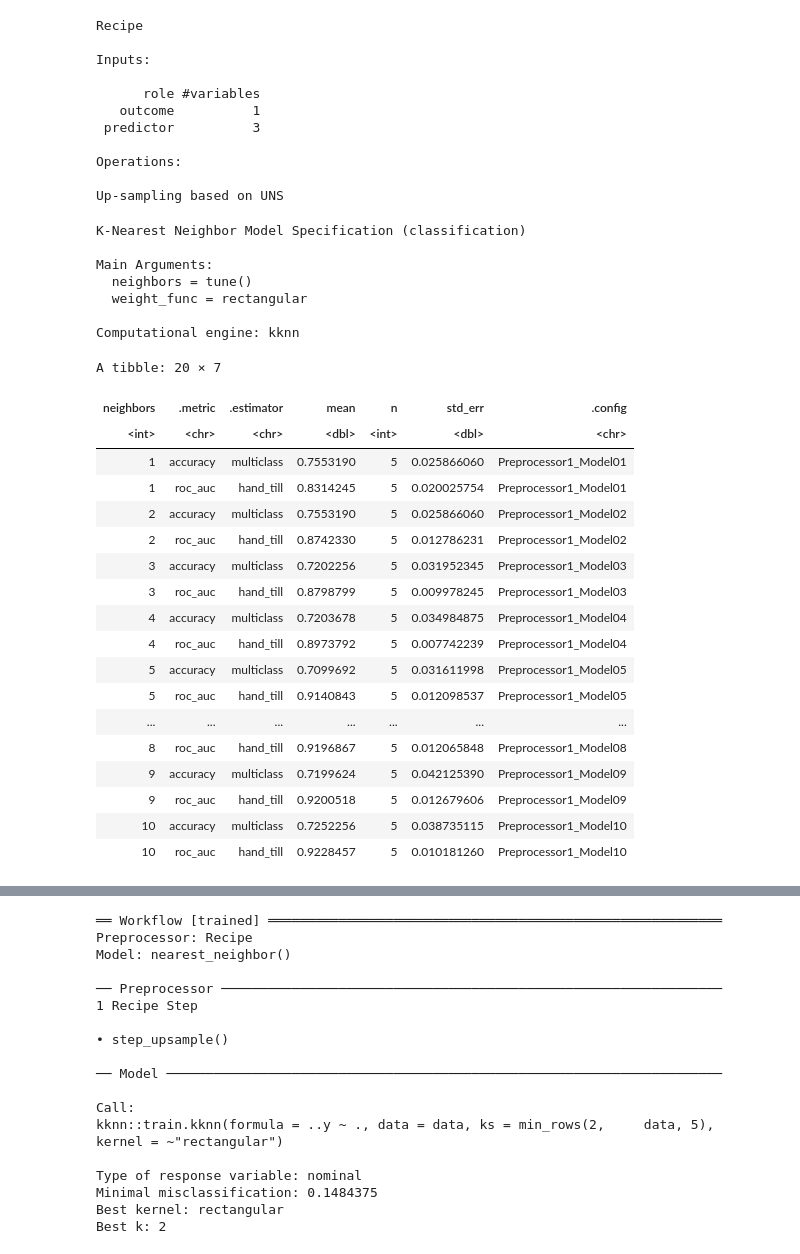
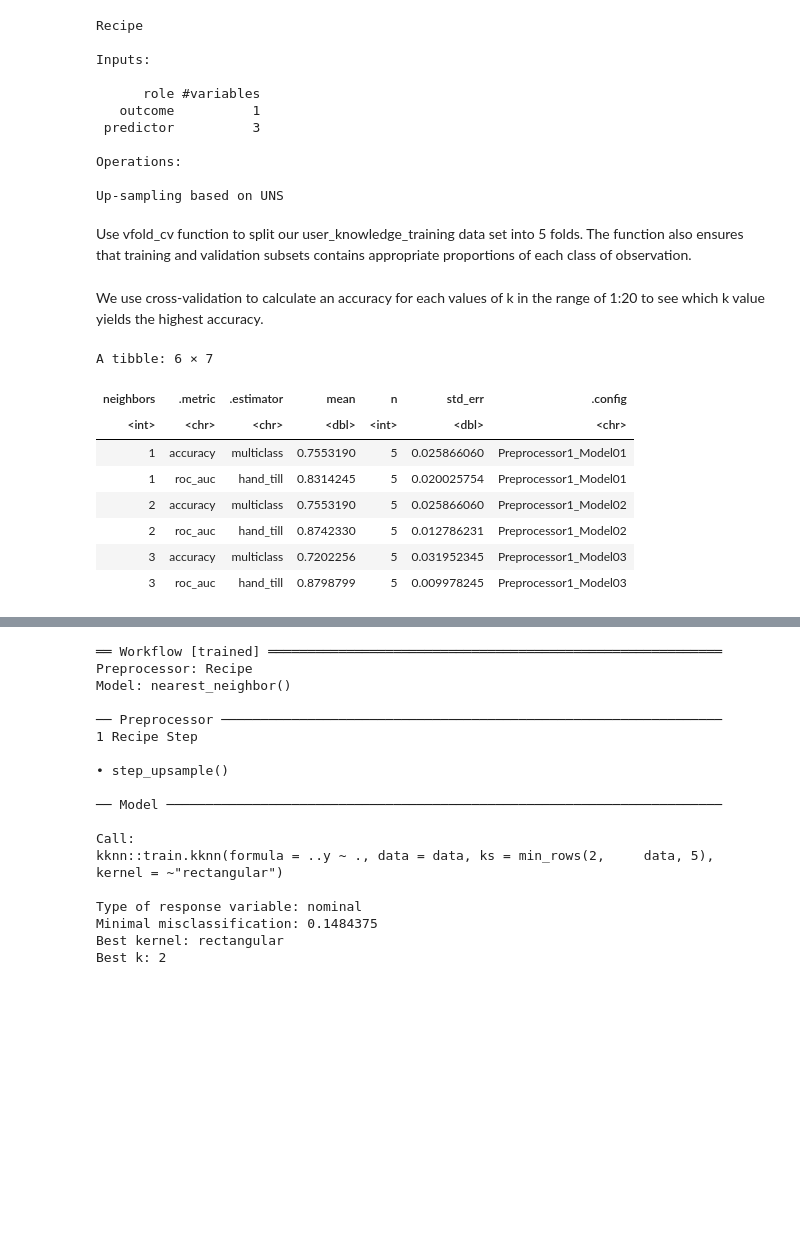
Before and after one commit to trinityma/dsci100project, a Jupyter notebook: data_analysis.ipynb, the cells around one changed output, grey strips where cells are left out. Cells and saved outputs as stored; diff of their text form; code cells hidden in the pictures; blank space fills up the shorter version.

Commit message:
modify data analysis

```diff
--- a/data_analysis.ipynb
+++ b/data_analysis.ipynb
@@ -103 +92,3 @@ Up-sampling based on UNS
+# %% [markdown]
+Use vfold_cv function to split our user_knowledge_training data set into 5 folds. The function also ensures that training and validation subsets contains appropriate proportions of each class of observation.
 # %%
@@ -105,45 +95,27 @@ Up-sampling based on UNS
 set.seed(1)
 
 user_knowledge_vfold <- vfold_cv(user_knowledge_training, v = 5, strata = "UNS")
+# %% [markdown]
+We use cross-validation to calculate an accuracy for each values of k in the range of 1:20 to see which k value yields the highest accuracy.
 # %%
 knn_tune <- nearest_neighbor(weight_func = "rectangular", neighbor = tune()) |>
             set_engine("kknn") |>
             set_mode("classification")
 
-knn_tune
+knn_results <- workflow() |>
+                add_recipe(user_knowledge_recipe) |>
+                add_model(knn_tune) |>
+                tune_grid(resamples = user_knowledge_vfold, grid = tibble(neighbors = 1:20)) |>
+                collect_metrics()
+
+head(knn_results)
 # %% [output]
-K-Nearest Neighbor Model Specification (classification)
-
-Main Arguments:
-  neighbors = tune()
-  weight_func = rectangular
-
-Computational engine: kknn
+A tibble: 6 × 7
+| neighbors | .metric | .estimator | mean | n | std_err | .config |
+| <int> | <chr> | <chr> | <dbl> | <int> | <dbl> | <chr> |
+| 1 | accuracy | multiclass | 0.7553190 | 5 | 0.025866060 | Preprocessor1_Model01 |
+| 1 | roc_auc | hand_till | 0.8314245 | 5 | 0.020025754 | Preprocessor1_Model01 |
+| 2 | accuracy | multiclass | 0.7553190 | 5 | 0.025866060 | Preprocessor1_Model02 |
+| 2 | roc_auc | hand_till | 0.8742330 | 5 | 0.012786231 | Preprocessor1_Model02 |
+| 3 | accuracy | multiclass | 0.7202256 | 5 | 0.031952345 | Preprocessor1_Model03 |
+| 3 | roc_auc | hand_till | 0.8798799 | 5 | 0.009978245 | Preprocessor1_Model03 |
-# %%
-knn_results <- workflow() |>
-                add_recipe(user_knowledge_recipe) |>
-                add_model(knn_tune) |>
-                tune_grid(resamples = user_knowledge_vfold, grid = tibble(neighbors = 1:10)) |>
-                collect_metrics()
-
-knn_results
-# %% [output]
-A tibble: 20 × 7
-| neighbors | .metric | .estimator | mean | n | std_err | .config |
-| <int> | <chr> | <chr> | <dbl> | <int> | <dbl> | <chr> |
-| 1 | accuracy | multiclass | 0.7553190 | 5 | 0.025866060 | Preprocessor1_Model01 |
-| 1 | roc_auc | hand_till | 0.8314245 | 5 | 0.020025754 | Preprocessor1_Model01 |
-| 2 | accuracy | multiclass | 0.7553190 | 5 | 0.025866060 | Preprocessor1_Model02 |
-| 2 | roc_auc | hand_till | 0.8742330 | 5 | 0.012786231 | Preprocessor1_Model02 |
-| 3 | accuracy | multiclass | 0.7202256 | 5 | 0.031952345 | Preprocessor1_Model03 |
-| 3 | roc_auc | hand_till | 0.8798799 | 5 | 0.009978245 | Preprocessor1_Model03 |
-| 4 | accuracy | multiclass | 0.7203678 | 5 | 0.034984875 | Preprocessor1_Model04 |
-| 4 | roc_auc | hand_till | 0.8973792 | 5 | 0.007742239 | Preprocessor1_Model04 |
-| 5 | accuracy | multiclass | 0.7099692 | 5 | 0.031611998 | Preprocessor1_Model05 |
-| 5 | roc_auc | hand_till | 0.9140843 | 5 | 0.012098537 | Preprocessor1_Model05 |
-| ... | ... | ... | ... | ... | ... | ... |
-| 8 | roc_auc | hand_till | 0.9196867 | 5 | 0.012065848 | Preprocessor1_Model08 |
-| 9 | accuracy | multiclass | 0.7199624 | 5 | 0.042125390 | Preprocessor1_Model09 |
-| 9 | roc_auc | hand_till | 0.9200518 | 5 | 0.012679606 | Preprocessor1_Model09 |
-| 10 | accuracy | multiclass | 0.7252256 | 5 | 0.038735115 | Preprocessor1_Model10 |
-| 10 | roc_auc | hand_till | 0.9228457 | 5 | 0.010181260 | Preprocessor1_Model10 |
```
Also changed, not shown: parts of 22 cells of this notebook.
